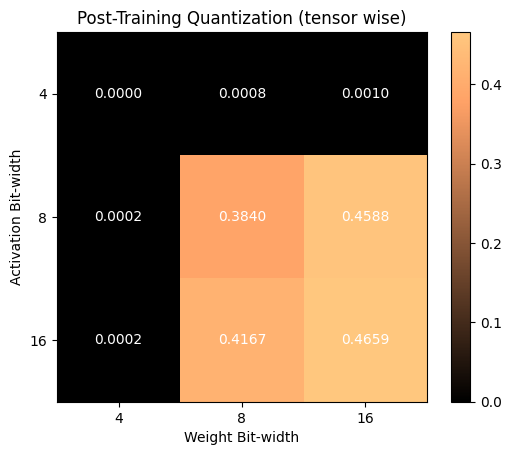
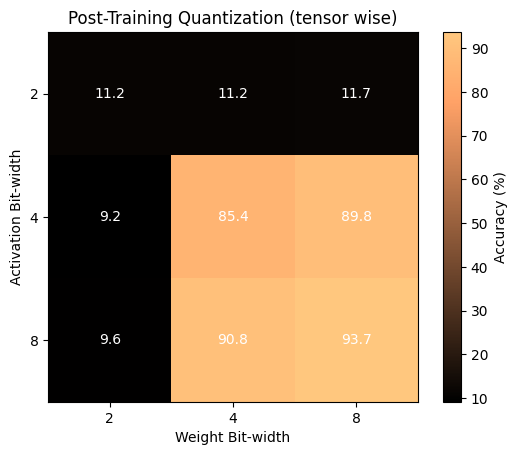
The change to this notebook cell's code, shown as a diff; its figure went from the first image to the second:
--- before
+++ after
@@ -1,36 +1,33 @@
-from tqdm import tqdm
+################################################################################################
+# Post-Training Quantization: Quantize the Model and Evaluate Different Bit-width Combinations
+################################################################################################
 
-def quantize_lm(model: nn.Module, quantize_fn, w_bit: int, a_bit: int, mode: str = 'tensor', quant_head = False) -> nn.Module:
+def quantize_model(model: nn.Module, quantize_fn, w_bit: int, a_bit: int, mode: str = 'tensor') -> nn.Module:
     """
     Post-Training Quantization of the model:
-    - For Linear layers, first quantize the weights.
+    - For Conv2d and Linear layers, first quantize the weights.
     - Register a forward hook to quantize the activation outputs.
 
-    Parameter mode: If 'channel-token', then we use channel-wise for weights and token-wise for activations;
-                    if 'tensor', use tensor-wise for both.
+    Parameter mode: If 'filter', then the weights use channel-wise quantization; otherwise, use quantize_fn (e.g., tensor-wise or floating point).
     """
     model_quant = copy.deepcopy(model)
     for name, module in model_quant.named_modules():
-        if isinstance(module, (nn.Linear)) and name != "lm_head":
+        if isinstance(module, (nn.Conv2d, nn.Linear)):
             # Quantize weights
-            if mode == "tensor":
-                module.weight.data = lm_tensor_wise_quantize(module.weight.data, w_bit)
-
-                def forward_pre_hook(module, input, a_bit=a_bit):
-                    new_input = tuple(lm_tensor_wise_quantize(x, a_bit) if isinstance(x, torch.Tensor) else x for x in input)
-                    return new_input
+            if mode == 'filter':
+                module.weight.data = filter_wise_quantize(module.weight.data, w_bit, channel_axis=0)
             else:
-                module.weight.data = lm_channel_wise_quantize(module.weight.data, w_bit)
-
-                def forward_pre_hook(module, input, a_bit=a_bit):
-                    new_input = tuple(lm_token_wise_quantize(x, a_bit) if isinstance(x, torch.Tensor) else x for x in input)
-                    return new_input
+                module.weight.data = quantize_fn(module.weight.data, w_bit)
 
             # Register a forward hook to quantize the activation inputs
+            def forward_pre_hook(module, input, a_bit=a_bit, quantize_fn=quantize_fn):
+                new_input = tuple(quantize_fn(x, a_bit) if isinstance(x, torch.Tensor) else x for x in input)
+                return new_input
+
             module.register_forward_pre_hook(forward_pre_hook)
     return model_quant
 
 
-def evaluate_quantized_lm(model: nn.Module, quantize_fn, mode: str, bit_choices = [2, 4, 8], quant_head = False) -> dict:
+def evaluate_quantized_models(model: nn.Module, dataloader: dict, quantize_fn, mode: str, bit_choices = [2, 4, 8]) -> dict:
     """
     Iterate over different bit-width combinations for activations and weights, evaluate the quantized model,
@@ -40,12 +37,12 @@
     for a_bit in bit_choices:
         for w_bit in bit_choices:
-            model_q = quantize_lm(model, quantize_fn, w_bit, a_bit, mode=mode, quant_head=quant_head)
-            acc = evaluate_lambada(model_q, lambda_test, device)
+            model_q = quantize_model(model, quantize_fn, w_bit, a_bit, mode=mode)
+            acc = evaluate(model_q, dataloader['test'])
             results[(a_bit, w_bit)] = acc
-            print(f"Quantization mode: {mode} wise, Activation {a_bit} bit, Weight {w_bit} bit -> Accuracy: {acc:.4f}")
+            print(f"Quantization mode: {mode} wise, Activation {a_bit} bit, Weight {w_bit} bit -> Accuracy: {acc:.2f}%")
     return results
 
 
-def plot_lm_quantization_results(results: dict, title: str):
+def plot_quantization_results(results: dict, title: str):
     """
     Visualize the test accuracy of the 9 bit-width combinations as a heatmap.
@@ -66,9 +63,10 @@
     for i in range(len(bit_choices)):
         for j in range(len(bit_choices)):
-            ax.text(j, i, f"{acc_matrix[i, j]:.4f}", ha="center", va="center", color="w")
+            ax.text(j, i, f"{acc_matrix[i, j]:.1f}", ha="center", va="center", color="w")
     ax.set_xlabel("Weight Bit-width")
     ax.set_ylabel("Activation Bit-width")
     ax.set_title(title)
-    plt.colorbar(im)
+    cbar = plt.colorbar(im)
+    cbar.set_label("Accuracy (%)")
     plt.show()
 
@@ -81,6 +79,6 @@
 # Test two quantization methods: tensor-wise, filter-wise
 quant_methods = {
-    "tensor": lm_tensor_wise_quantize,
-    "channel": lm_channel_wise_quantize,
+    "tensor": tensor_wise_quantize,
+    "filter": filter_wise_quantize,  # mode 'channel' indicates using channel-wise quantization
 }
 
@@ -88,5 +86,5 @@
 for mode, q_fn in quant_methods.items():
      print(f"\n>>> Post-Training Quantization: {mode} wise <<<")
-     results = evaluate_quantized_lm(gpt2, q_fn, mode, bit_choices=[4, 8, 16])
+     results = evaluate_quantized_models(model, dataloader, q_fn, mode, bit_choices=[2, 4, 8])
      all_results[mode] = results
-     plot_lm_quantization_results(results, f"Post-Training Quantization ({mode} wise)")
+     plot_quantization_results(results, f"Post-Training Quantization ({mode} wise)")

Commit: Add files via upload